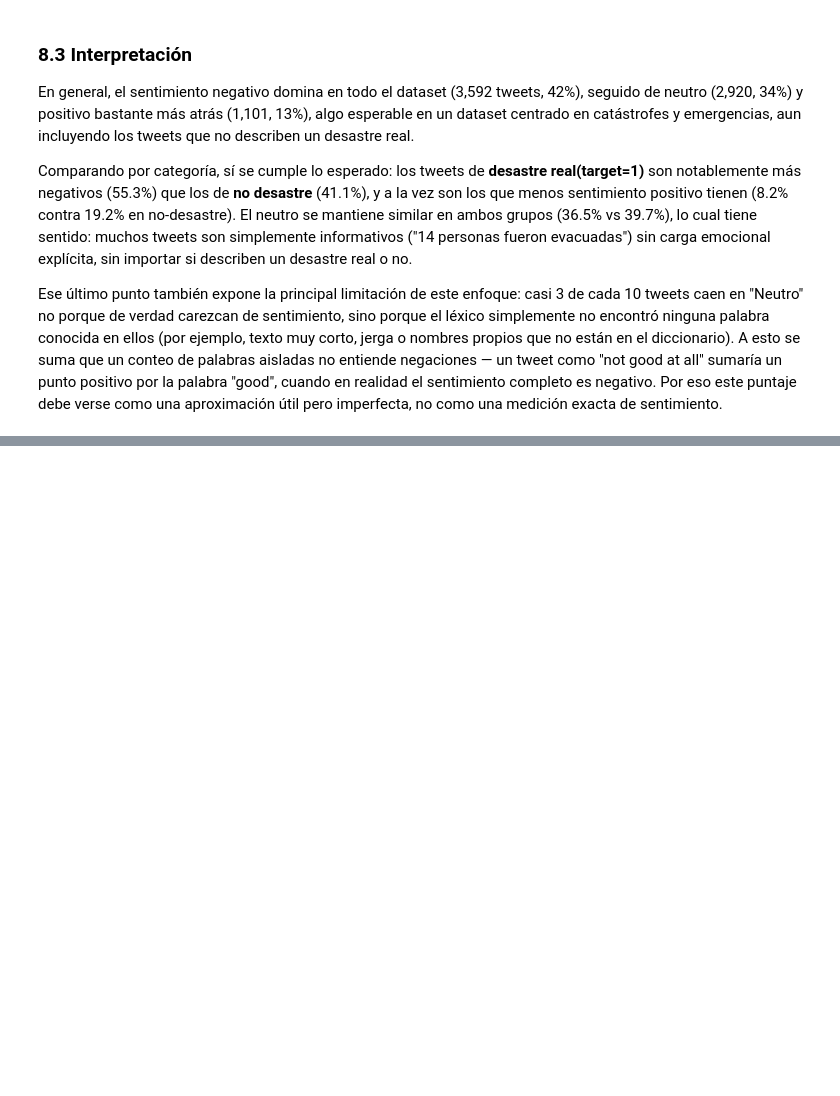
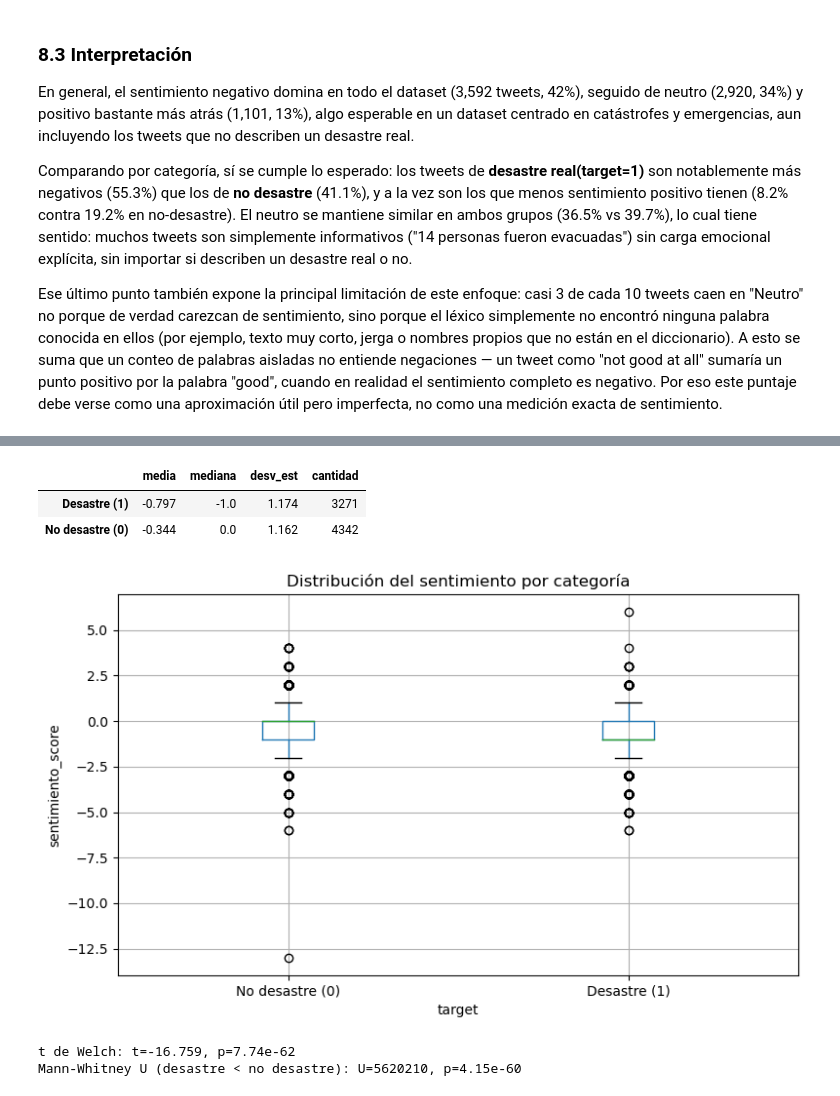
Before and after one commit to Ikeel04/Labs-DS, a Jupyter notebook: Lab5/Laboratorio5.ipynb, the cells around one changed output, grey strips where cells are left out. Drawn from its saved outputs; the diff is of its cells as text; code cells hidden in the pictures; blank space fills up the shorter version.

```diff
--- a/Lab5/Laboratorio5.ipynb
+++ b/Lab5/Laboratorio5.ipynb
@@ -621,0 +628,7 @@ Ese último punto también expone la principal limitación de este enfoque: casi
+# %%
+pd.set_option("display.max_colwidth", 100)
+top_negativos = df.nsmallest(10, "sentimiento_score")
+top_negativos[["text", "target", "sentimiento_score"]].reset_index(drop=True)
+
+print("Categorías de los 10 tweets más negativos:")
+print(top_negativos["target"].value_counts().sort_index())
@@ -621,0 +665,35 @@ Ese último punto también expone la principal limitación de este enfoque: casi
+# %%
+import scipy.stats as st
+
+desastre = df.loc[df["target"] == 1, "sentimiento_score"]
+no_desastre = df.loc[df["target"] == 0, "sentimiento_score"]
+
+estadisticos = pd.DataFrame({
+    "media": [desastre.mean(), no_desastre.mean()],
+    "mediana": [desastre.median(), no_desastre.median()],
+    "desv_est": [desastre.std(), no_desastre.std()],
+    "cantidad": [desastre.count(), no_desastre.count()],
+}, index=["Desastre (1)", "No desastre (0)"])
+display(estadisticos.round(3))
+
+fig, ax = plt.subplots(figsize=(8, 5))
+df.boxplot(column="sentimiento_score", by="target", ax=ax)
+ax.set_xticklabels(["No desastre (0)", "Desastre (1)"])
+ax.set_ylabel("sentimiento_score")
+ax.set_title("Distribución del sentimiento por categoría")
+plt.suptitle("")
+plt.tight_layout()
+plt.savefig("sentimiento_comparacion_categorias.png")
+plt.show()
+
+t = st.ttest_ind(desastre, no_desastre, equal_var=False)
+u = st.mannwhitneyu(desastre, no_desastre, alternative="less")
+print(f"t de Welch: t={t.statistic:.3f}, p={t.pvalue:.2e}")
+print(f"Mann-Whitney U (desastre < no desastre): U={u.statistic:.0f}, p={u.pvalue:.2e}")
+# %% [output]
+|  | media | mediana | desv_est | cantidad |
+| Desastre (1) | -0.797 | -1.0 | 1.174 | 3271 |
+| No desastre (0) | -0.344 | 0.0 | 1.162 | 4342 |
+[figure, added]
+t de Welch: t=-16.759, p=7.74e-62
+Mann-Whitney U (desastre < no desastre): U=5620210, p=4.15e-60
```
Also changed, not shown: parts of 14 cells of this notebook.
